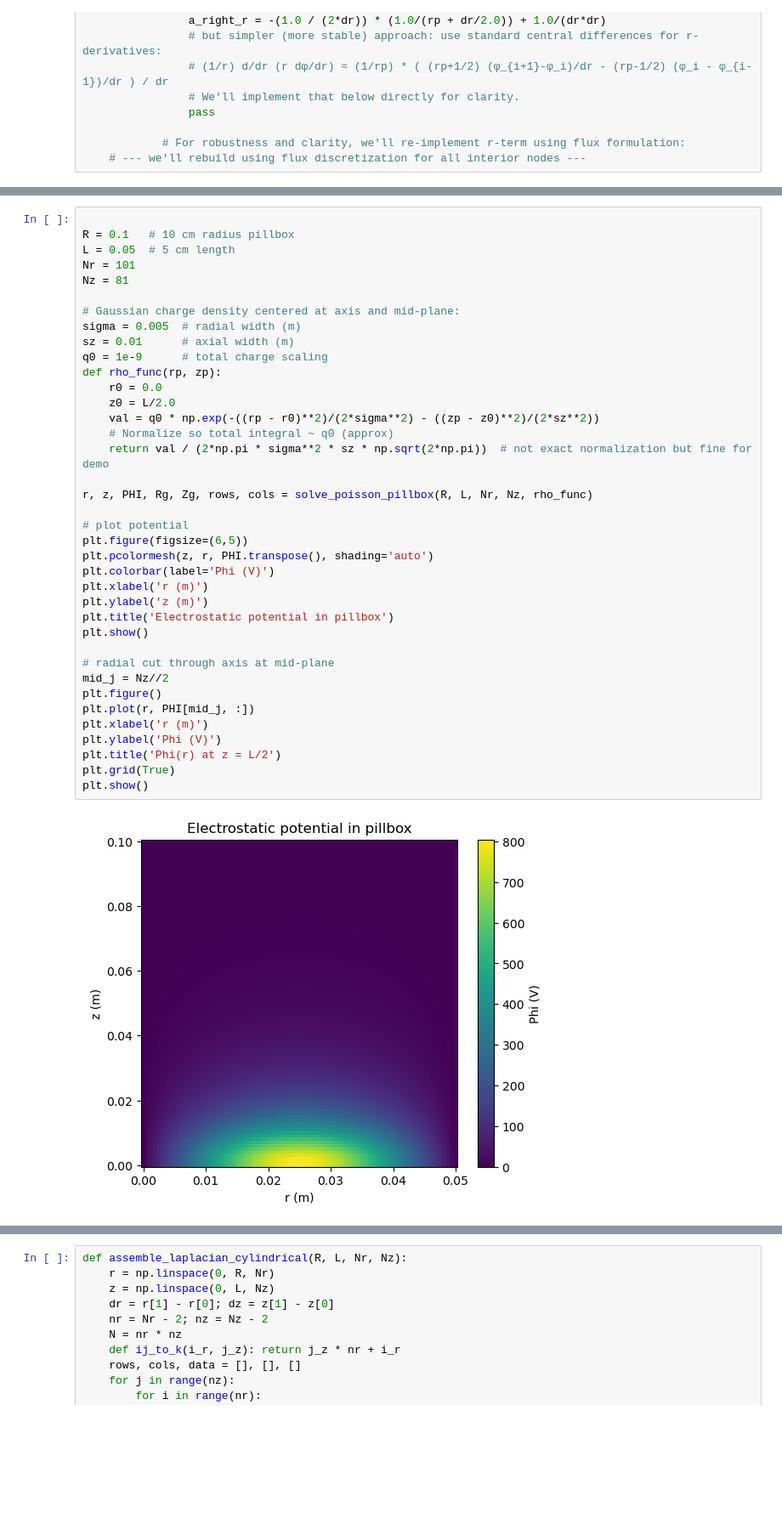
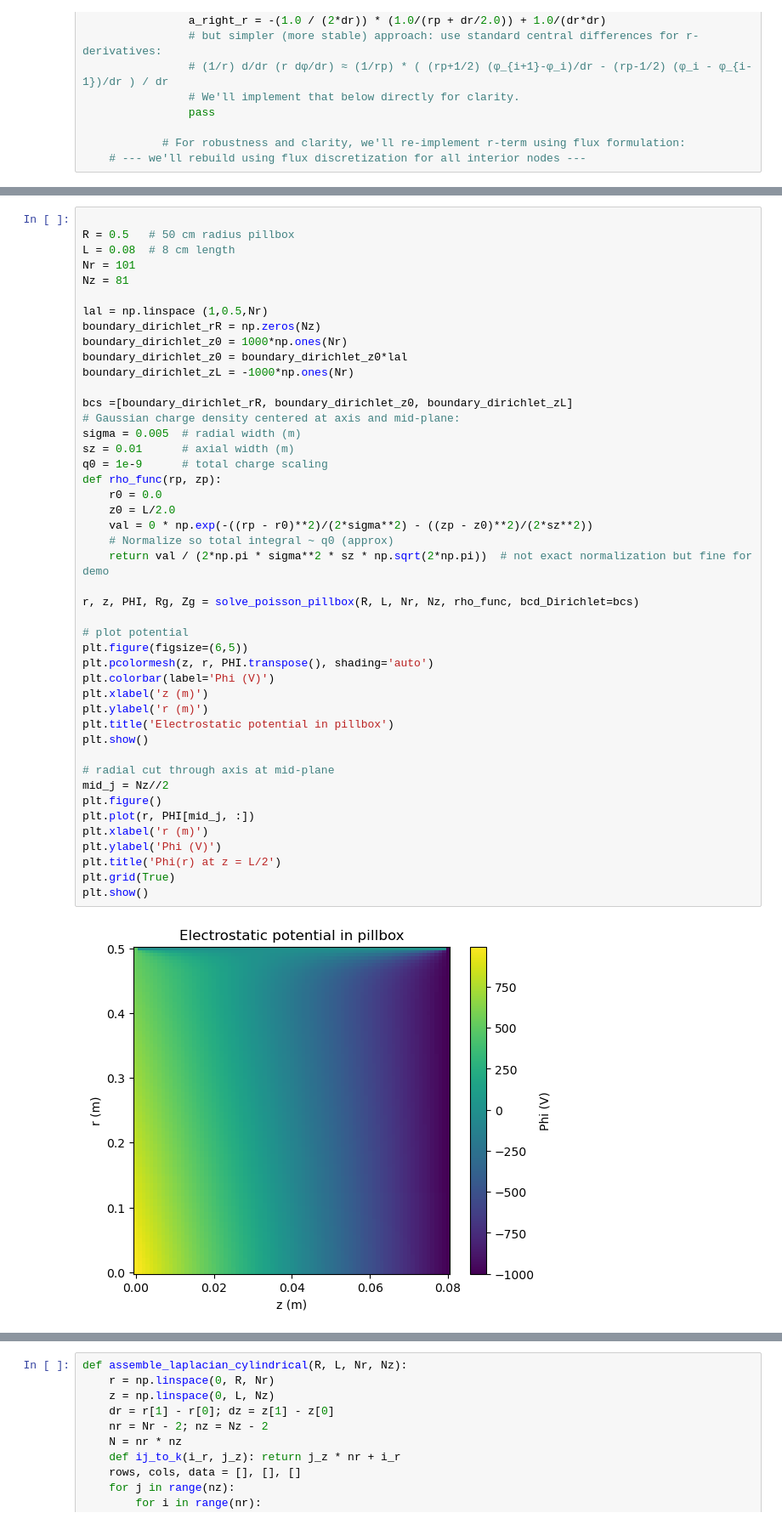
Before and after one commit to frastra2004/hyperfish, a Jupyter notebook: Untitled-1.ipynb, the cells around one changed output, grey strips where cells are left out. Shown at 85% size. Cells and saved outputs as stored; diff of their text form; blank space fills up the shorter version.

```diff
--- a/Untitled-1.ipynb
+++ b/Untitled-1.ipynb
@@ -180,40 +246,47 @@ def solve_poisson_pillbox(R, L, Nr, Nz, rho_func, bcd_Dirichlet='auto', bcd_Neum
 # %%
 
-R = 0.1   # 10 cm radius pillbox
-L = 0.05  # 5 cm length
+R = 0.5   # 50 cm radius pillbox
+L = 0.08  # 8 cm length
 Nr = 101
 Nz = 81
 
+lal = np.linspace (1,0.5,Nr)
+boundary_dirichlet_rR = np.zeros(Nz)
+boundary_dirichlet_z0 = 1000*np.ones(Nr)
+boundary_dirichlet_z0 = boundary_dirichlet_z0*lal
+boundary_dirichlet_zL = -1000*np.ones(Nr)
+
+bcs =[boundary_dirichlet_rR, boundary_dirichlet_z0, boundary_dirichlet_zL]
 # Gaussian charge density centered at axis and mid-plane:
 sigma = 0.005  # radial width (m)
 sz = 0.01      # axial width (m)
 q0 = 1e-9      # total charge scaling
 def rho_func(rp, zp):
     r0 = 0.0
     z0 = L/2.0
-    val = q0 * np.exp(-((rp - r0)**2)/(2*sigma**2) - ((zp - z0)**2)/(2*sz**2))
+    val = 0 * np.exp(-((rp - r0)**2)/(2*sigma**2) - ((zp - z0)**2)/(2*sz**2))
     # Normalize so total integral ~ q0 (approx)
     return val / (2*np.pi * sigma**2 * sz * np.sqrt(2*np.pi))  # not exact normalization but fine for demo
 
-r, z, PHI, Rg, Zg, rows, cols = solve_poisson_pillbox(R, L, Nr, Nz, rho_func)
+r, z, PHI, Rg, Zg = solve_poisson_pillbox(R, L, Nr, Nz, rho_func, bcd_Dirichlet=bcs)
 
 # plot potential
 plt.figure(figsize=(6,5))
 plt.pcolormesh(z, r, PHI.transpose(), shading='auto')
 plt.colorbar(label='Phi (V)')
-plt.xlabel('r (m)')
-plt.ylabel('z (m)')
+plt.xlabel('z (m)')
+plt.ylabel('r (m)')
 plt.title('Electrostatic potential in pillbox')
 plt.show()
 
 # radial cut through axis at mid-plane
 mid_j = Nz//2
 plt.figure()
 plt.plot(r, PHI[mid_j, :])
 plt.xlabel('r (m)')
 plt.ylabel('Phi (V)')
 plt.title('Phi(r) at z = L/2')
 plt.grid(True)
 plt.show()
 # %% [output]
-[figure, old version]
+[figure, new version]
```
Also changed, not shown: parts of 6 cells of this notebook, 1 other file.
